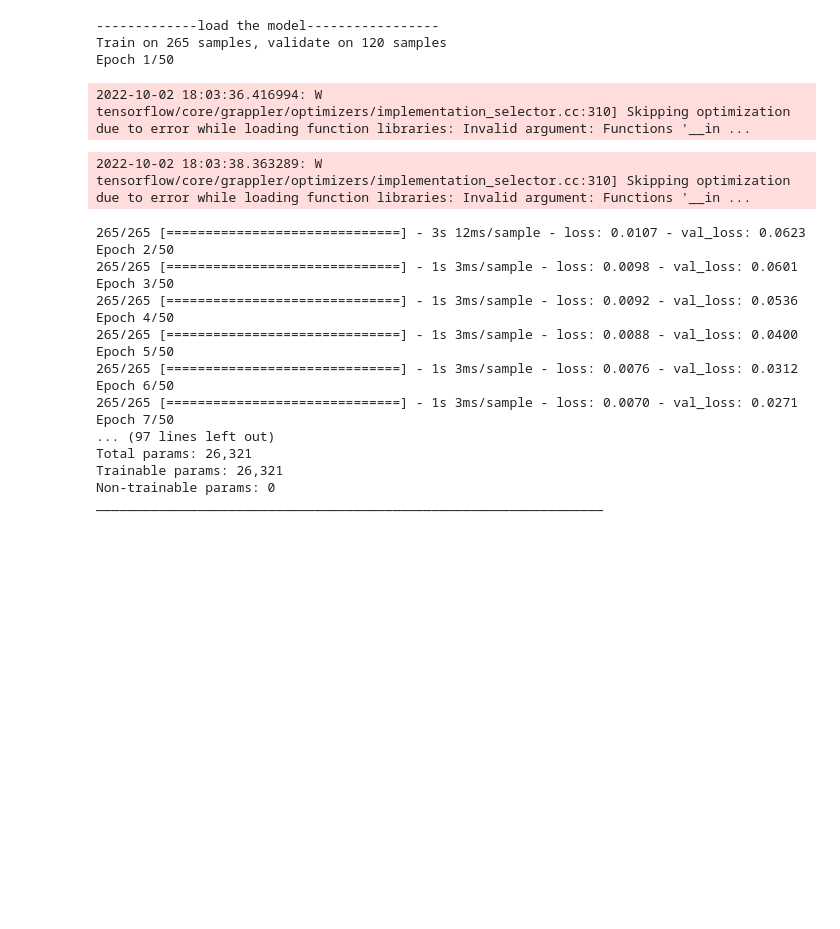
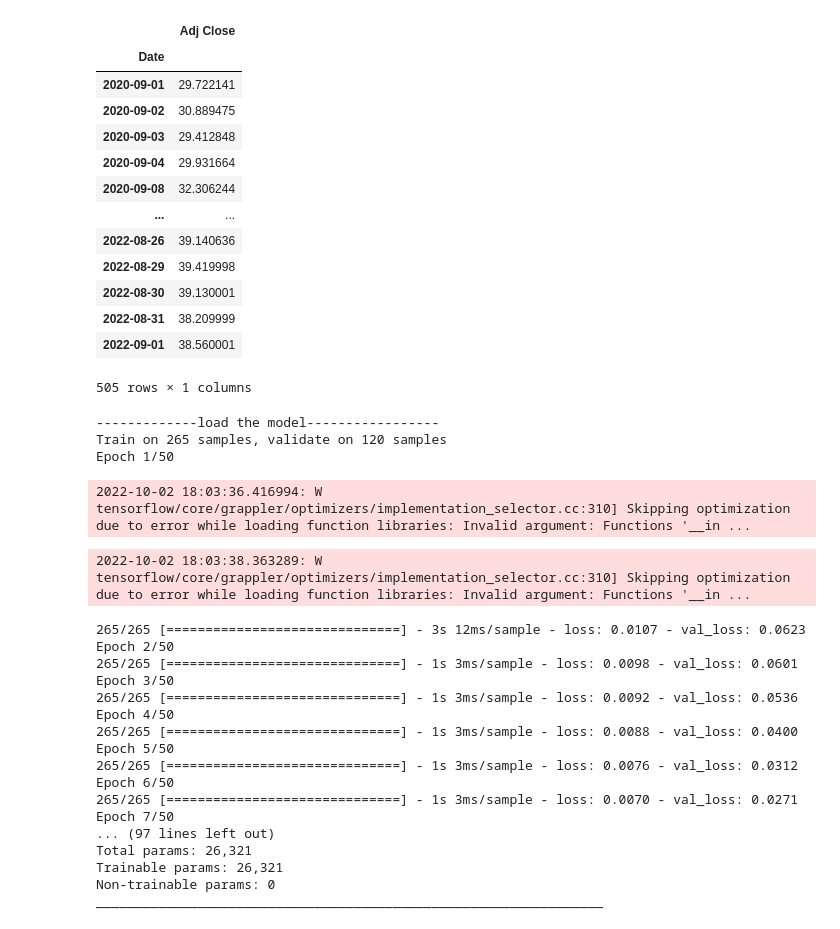
Before and after one commit to Zongqishen7/Quant, a Jupyter notebook: LSTM-Predict-stock/LSTM.ipynb, the cells around one changed output. Drawn from its saved outputs; the diff is of its cells as text; code cells hidden in the pictures; blank space fills up the shorter version.

```diff
--- a/LSTM-Predict-stock/LSTM.ipynb
+++ b/LSTM-Predict-stock/LSTM.ipynb
@@ -21,6 +21,23 @@ GM = get_data("GM", start=start_date, end=end_date)
 # %%
 training_set = GM.iloc[0:505 - 180, 2:3].values  # 前(2426-300=2126)天的开盘价作为训练集,表格从0开始计数，2:3 是提取[2:3)列，前闭后开,故提取出C列开盘价
 test_set = GM.iloc[505 - 180:, 2:3].values  # 后300天的开盘价作为测试集
+# %%
+GM[["Adj Close"]]
+# %% [output]
+|  | Adj Close |
+| Date |  |
+| 2020-09-01 | 29.722141 |
+| 2020-09-02 | 30.889475 |
+| 2020-09-03 | 29.412848 |
+| 2020-09-04 | 29.931664 |
+| 2020-09-08 | 32.306244 |
+| ... | ... |
+| 2022-08-26 | 39.140636 |
+| 2022-08-29 | 39.419998 |
+| 2022-08-30 | 39.130001 |
+| 2022-08-31 | 38.209999 |
+| 2022-09-01 | 38.560001 |
+505 rows × 1 columns
 # %%
 import numpy as np
 import tensorflow as tf
```
Also changed, not shown: parts of 1 cell of this notebook.
